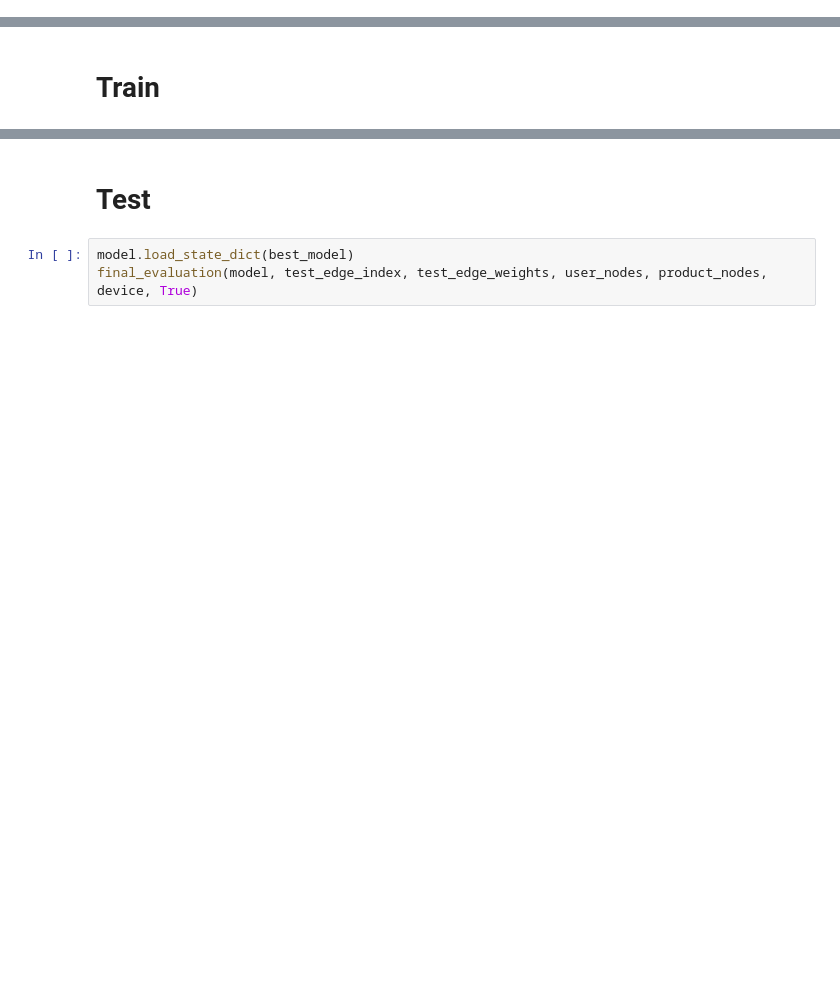
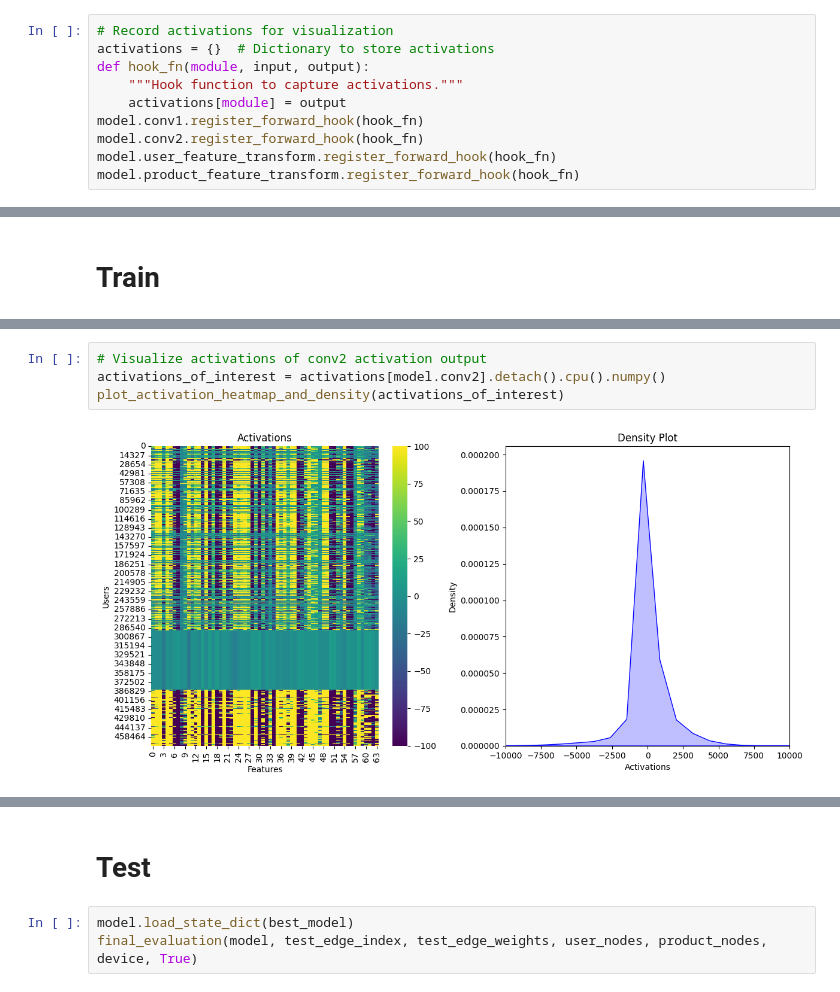
Before and after one commit to vjk9000/GNN_recommender_system, a Jupyter notebook: 03_00_exp_1.ipynb, the cells around one changed output, grey strips where cells are left out. Cells and saved outputs as stored; diff of their text form; blank space fills up the shorter version.

```diff
--- a/03_00_exp_1.ipynb
+++ b/03_00_exp_1.ipynb
@@ -142,0 +149,10 @@ Experiment_1(
+# %%
+# Record activations for visualization
+activations = {}  # Dictionary to store activations
+def hook_fn(module, input, output):
+    """Hook function to capture activations."""
+    activations[module] = output
+model.conv1.register_forward_hook(hook_fn)
+model.conv2.register_forward_hook(hook_fn)
+model.user_feature_transform.register_forward_hook(hook_fn)
+model.product_feature_transform.register_forward_hook(hook_fn)
@@ -162,0 +198,6 @@ plot_train_val_loss(train_loss, test_loss)
+# %%
+# Visualize activations of conv2 activation output
+activations_of_interest = activations[model.conv2].detach().cpu().numpy()
+plot_activation_heatmap_and_density(activations_of_interest)
+# %% [output]
+[figure, added]
```
Also changed, not shown: parts of 23 cells of this notebook, 1 other file.
